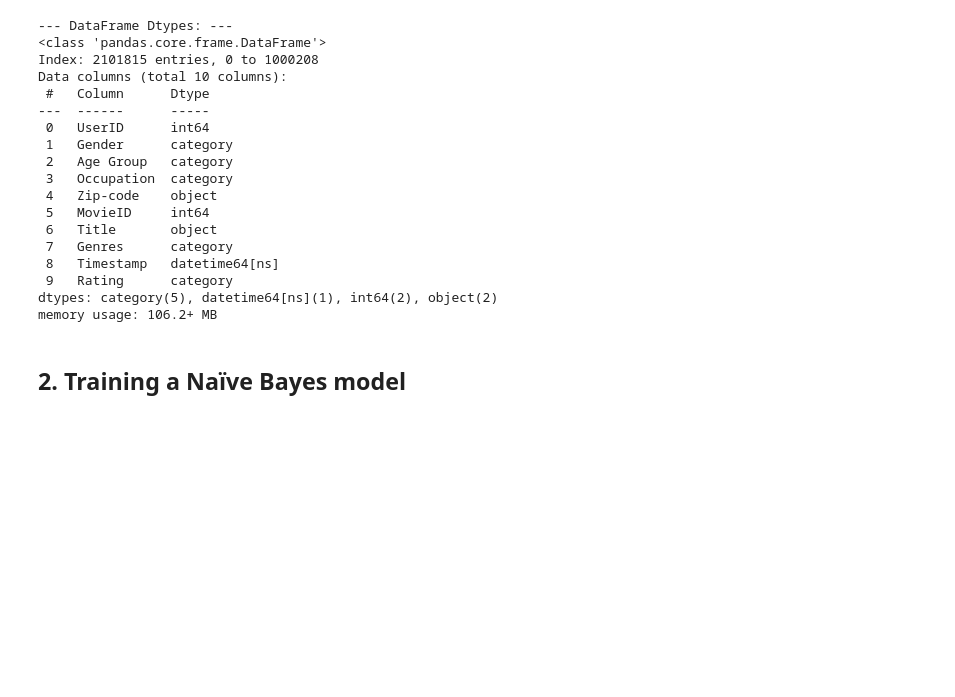
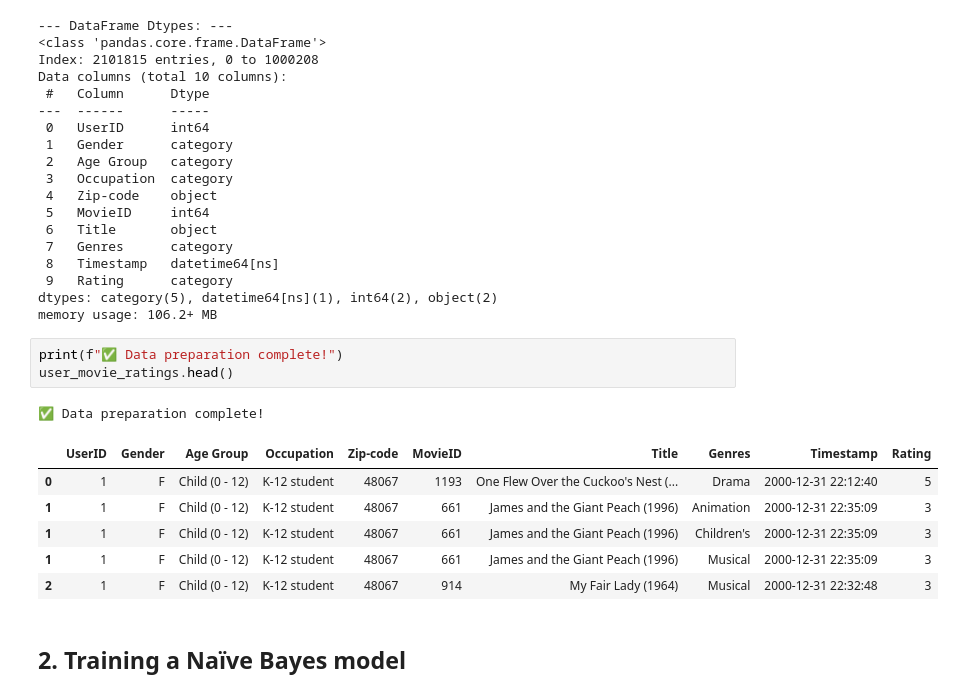
Before and after one commit to grace-sampao/Learning-Log-Python-Machine-Learning-by-Example-by-Yuxi-Hayden-Liu, a Jupyter notebook: exercises/02-building-a-movie-recommendation-engine-with-naïve-bayes/exercise-01.ipynb, the cells around one changed output. Saved outputs shown, nothing was run; the diff lists cells and outputs as text; blank space fills up the shorter version.

```diff
--- a/exercises/02-building-a-movie-recommendation-engine-with-naïve-bayes/exercise-01.ipynb
+++ b/exercises/02-building-a-movie-recommendation-engine-with-naïve-bayes/exercise-01.ipynb
@@ -622,5 +623,16 @@ Data columns (total 10 columns):
  9   Rating      category
 dtypes: category(5), datetime64[ns](1), int64(2), object(2)
 memory usage: 106.2+ MB
+# %%
+print(f"✅ Data preparation complete!")
+user_movie_ratings.head()
+# %% [output]
+✅ Data preparation complete!
+|  | UserID | Gender | Age Group | Occupation | Zip-code | MovieID | Title | Genres | Timestamp | Rating |
+| 0 | 1 | F | Child (0 - 12) | K-12 student | 48067 | 1193 | One Flew Over the Cuckoo's Nest (... | Drama | 2000-12-31 22:12:40 | 5 |
+| 1 | 1 | F | Child (0 - 12) | K-12 student | 48067 | 661 | James and the Giant Peach (1996) | Animation | 2000-12-31 22:35:09 | 3 |
+| 1 | 1 | F | Child (0 - 12) | K-12 student | 48067 | 661 | James and the Giant Peach (1996) | Children's | 2000-12-31 22:35:09 | 3 |
+| 1 | 1 | F | Child (0 - 12) | K-12 student | 48067 | 661 | James and the Giant Peach (1996) | Musical | 2000-12-31 22:35:09 | 3 |
+| 2 | 1 | F | Child (0 - 12) | K-12 student | 48067 | 914 | My Fair Lady (1964) | Musical | 2000-12-31 22:32:48 | 3 |
 # %% [markdown]
 ## 2. Training a Naïve Bayes model
```
Also changed, not shown: parts of 1 cell of this notebook.
